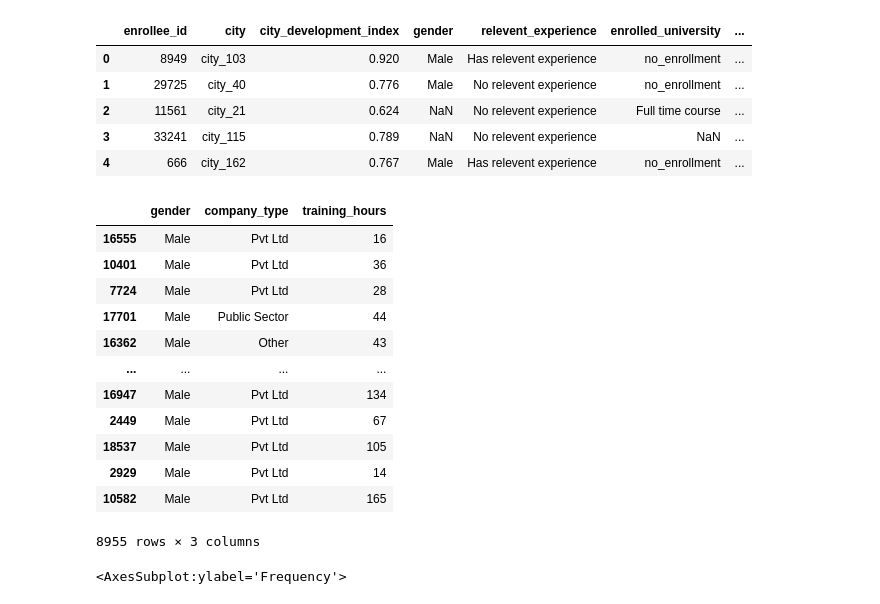
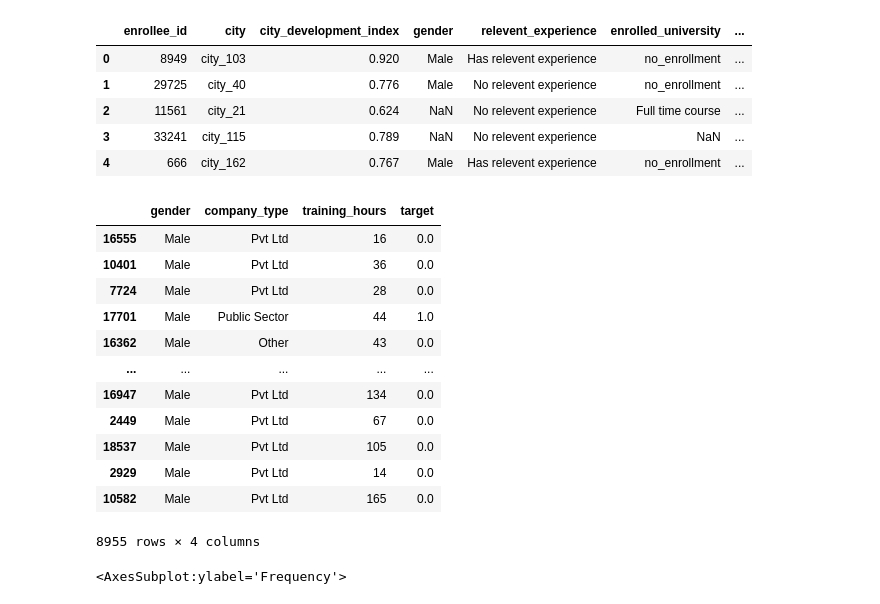
Before and after one commit to data301-2020-winter2/course-project-solo_118, a Jupyter notebook: analysis/Task5.ipynb, the cells around one changed output. Saved outputs shown, nothing was run; the diff lists cells and outputs as text; code cells hidden in the pictures.

```diff
--- a/analysis/Task5.ipynb
+++ b/analysis/Task5.ipynb
@@ -36,26 +36,26 @@ data.head()
 | 4 | 666 | city_162 | 0.767 | Male | Has relevent experience | no_enrollment | ... |
 # %%
 df = (data.dropna(axis = 0)
-    .drop(columns='target')
+    #.drop(columns='target')
     .rename(columns = {"city_development_index": "city_index"})
     .sort_values("city_index", ascending= True)
-    .loc[:, ["gender", "company_type", "training_hours"]]
+    .loc[:, ["gender", "company_type", "training_hours", "target"]]
 )
 df
 # %% [output]
-|  | gender | company_type | training_hours |
-| 16555 | Male | Pvt Ltd | 16 |
-| 10401 | Male | Pvt Ltd | 36 |
-| 7724 | Male | Pvt Ltd | 28 |
-| 17701 | Male | Public Sector | 44 |
-| 16362 | Male | Other | 43 |
-| ... | ... | ... | ... |
-| 16947 | Male | Pvt Ltd | 134 |
-| 2449 | Male | Pvt Ltd | 67 |
-| 18537 | Male | Pvt Ltd | 105 |
-| 2929 | Male | Pvt Ltd | 14 |
-| 10582 | Male | Pvt Ltd | 165 |
+|  | gender | company_type | training_hours | target |
+| 16555 | Male | Pvt Ltd | 16 | 0.0 |
+| 10401 | Male | Pvt Ltd | 36 | 0.0 |
+| 7724 | Male | Pvt Ltd | 28 | 0.0 |
+| 17701 | Male | Public Sector | 44 | 1.0 |
+| 16362 | Male | Other | 43 | 0.0 |
+| ... | ... | ... | ... | ... |
+| 16947 | Male | Pvt Ltd | 134 | 0.0 |
+| 2449 | Male | Pvt Ltd | 67 | 0.0 |
+| 18537 | Male | Pvt Ltd | 105 | 0.0 |
+| 2929 | Male | Pvt Ltd | 14 | 0.0 |
+| 10582 | Male | Pvt Ltd | 165 | 0.0 |
-8955 rows × 3 columns
+8955 rows × 4 columns
 # %%
 df['gender_code'] = df.gender.astype('category').cat.codes
 df['company_type_code'] = df.company_type.astype('category').cat.codes
```
Also changed, not shown: parts of 9 cells of this notebook.
